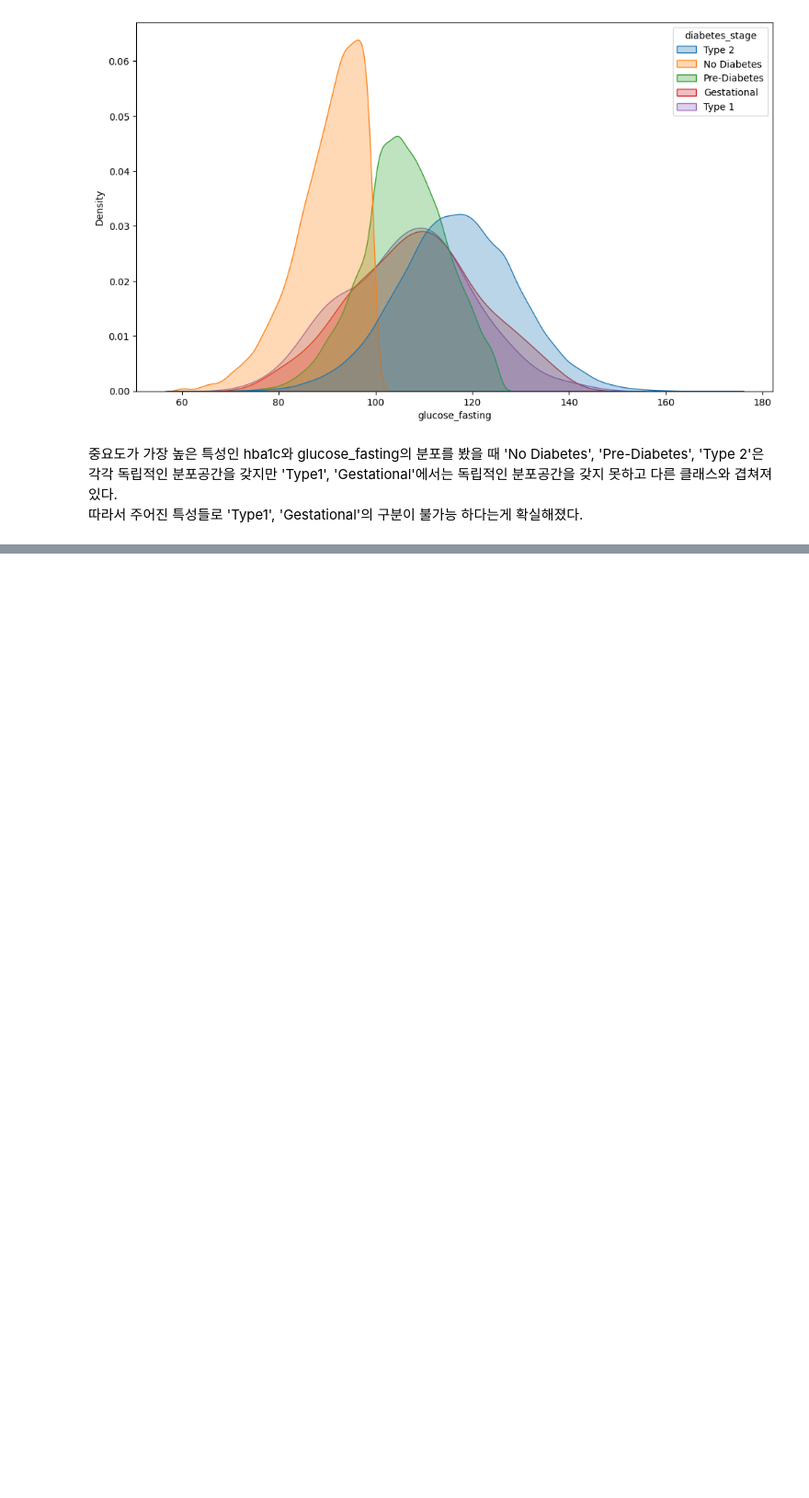
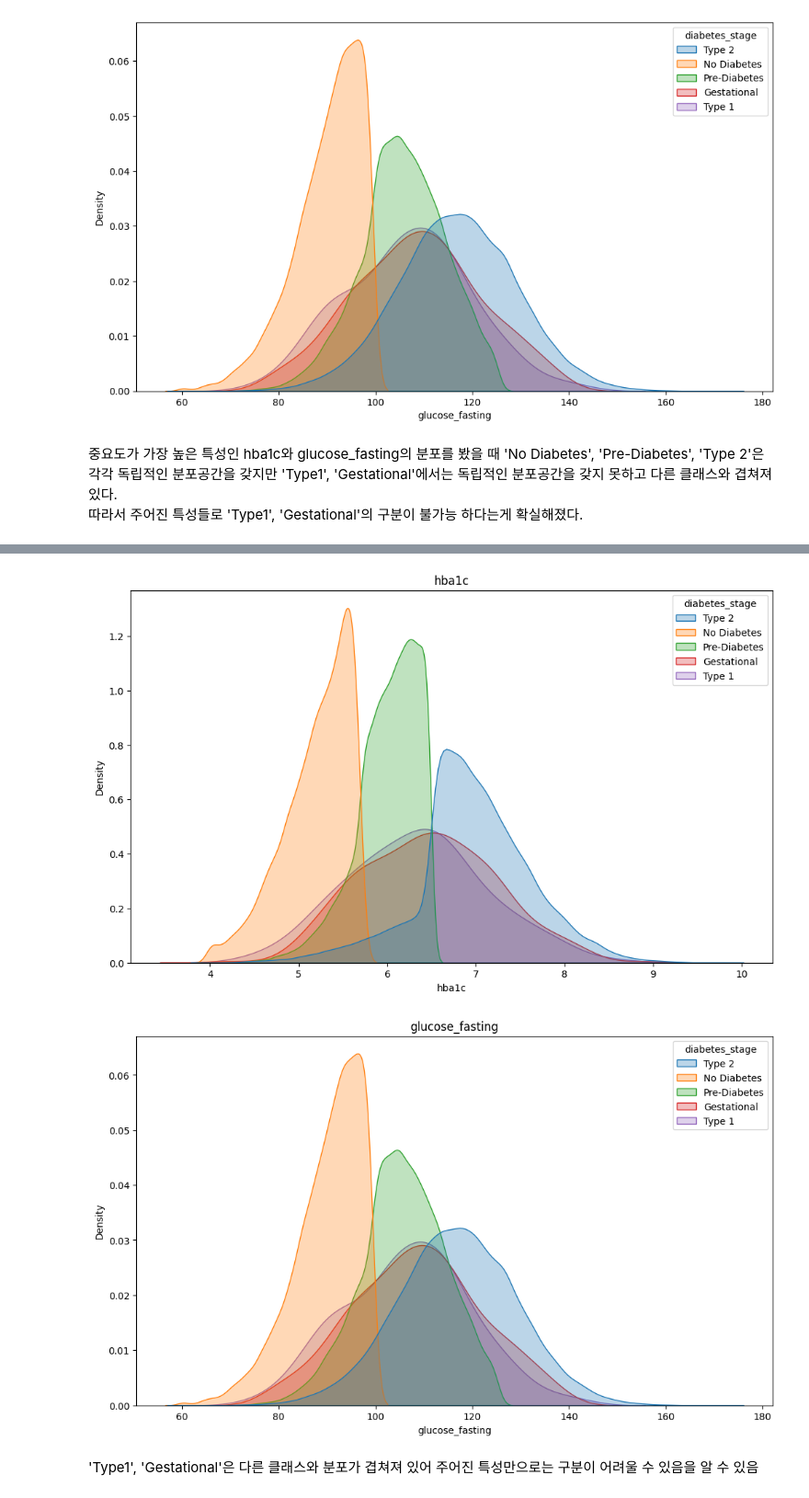
Before and after one commit to kkangmen/Diabetes-Classification-Project, a Jupyter notebook: diabetes.ipynb, the cells around one changed output, grey strips where cells are left out. Shown at 92% size. Saved outputs shown, nothing was run; the diff lists cells and outputs as text; code cells hidden in the pictures; blank space fills up the shorter version.

```diff
--- a/diabetes.ipynb
+++ b/diabetes.ipynb
@@ -857,0 +830,6 @@ plt.show()
+# %%
+file_path = '/content/drive/MyDrive/teamproject/Diabetes-Classification-Project/diabetes_dataset.csv'
+data = pd.read_csv(file_path)
+
+print(data.shape) # (행, 열) = (100000, 31)
+print(data.head(10))
@@ -857,0 +1325,39 @@ plt.show()
+# %%
+# KDE Plot (결론 도출용)
+
+df_clean = data.copy()
+label_column_name = 'diabetes_stage'
+
+plt.figure(figsize=(12, 7))
+sns.kdeplot(
+    data=df_clean,
+    x="hba1c",
+    hue=label_column_name,
+    fill=True,
+    common_norm=False,
+    alpha=0.3
+)
+plt.title("hba1c")
+plt.xlabel("hba1c")
+plt.ylabel("Density")
+plt.show()
+
+plt.figure(figsize=(12, 7))
+sns.kdeplot(
+    data=df_clean,
+    x="glucose_fasting",
+    hue=label_column_name,
+    fill=True,
+    common_norm=False,
+    alpha=0.3
+)
+plt.title("glucose_fasting")
+plt.xlabel("glucose_fasting")
+plt.ylabel("Density")
+plt.show()
+# %% [output]
+[figure, added]
+[figure, added]
+# %% [markdown]
+'Type1', 'Gestational'은 다른 클래스와 분포가 겹쳐져 있어
+주어진 특성만으로는 구분이 어려울 수 있음을 알 수 있음
```
Also changed, not shown: parts of 50 cells of this notebook.
